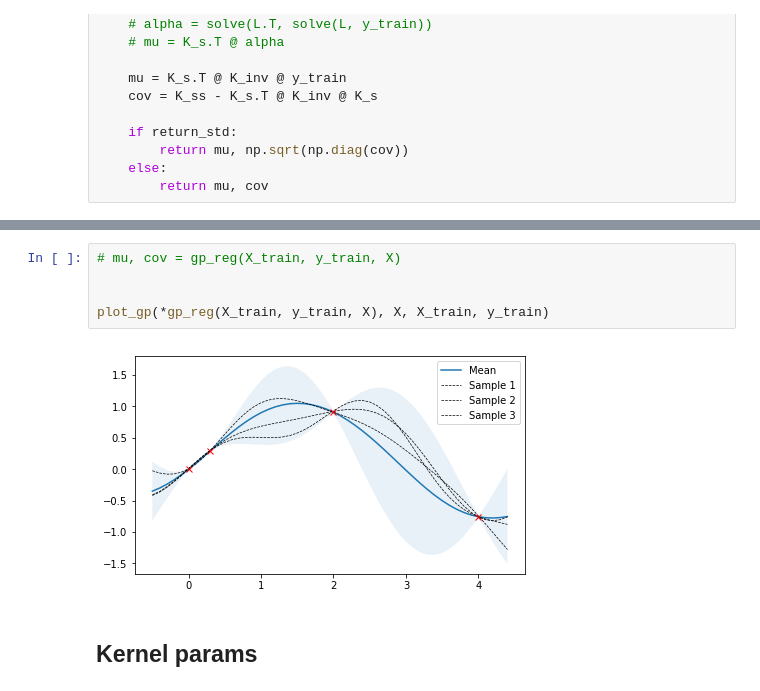
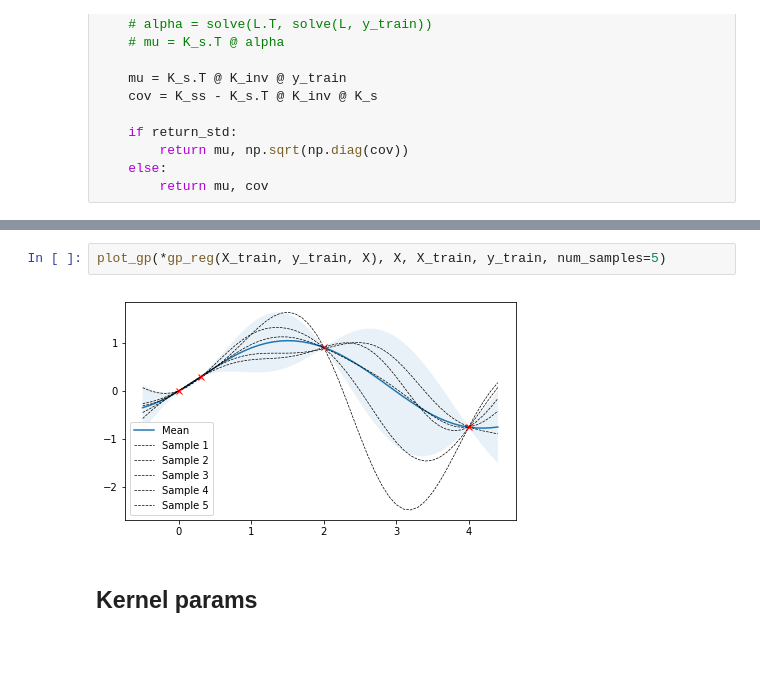
Before and after one commit to darthdeus/bopt, a Jupyter notebook: GP mojeopt.ipynb, the cells around one changed output, grey strips where cells are left out. Cells and saved outputs as stored; diff of their text form; blank space fills up the shorter version.

```diff
--- a/GP mojeopt.ipynb
+++ b/GP mojeopt.ipynb
@@ -129,10 +129,7 @@ plot_gp(np.zeros(len(X)), k(X, X), X)
 # %%
-# mu, cov = gp_reg(X_train, y_train, X)
-
-
-plot_gp(*gp_reg(X_train, y_train, X), X, X_train, y_train)
+plot_gp(*gp_reg(X_train, y_train, X), X, X_train, y_train, num_samples=5)
 # %% [output]
-[figure, old version]
+[figure, new version]
 # %% [markdown]
 ## Kernel params
 # %%
```
Also changed, not shown: parts of 10 cells of this notebook, 1 other file.
